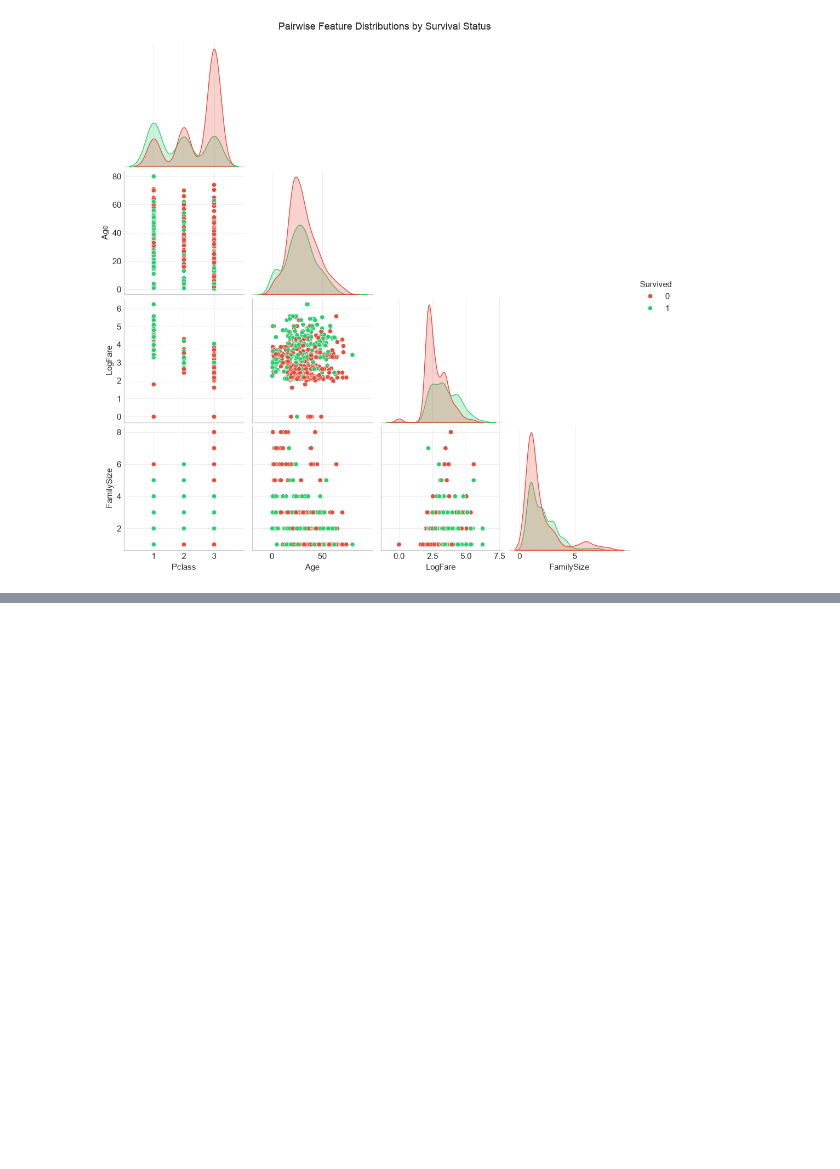
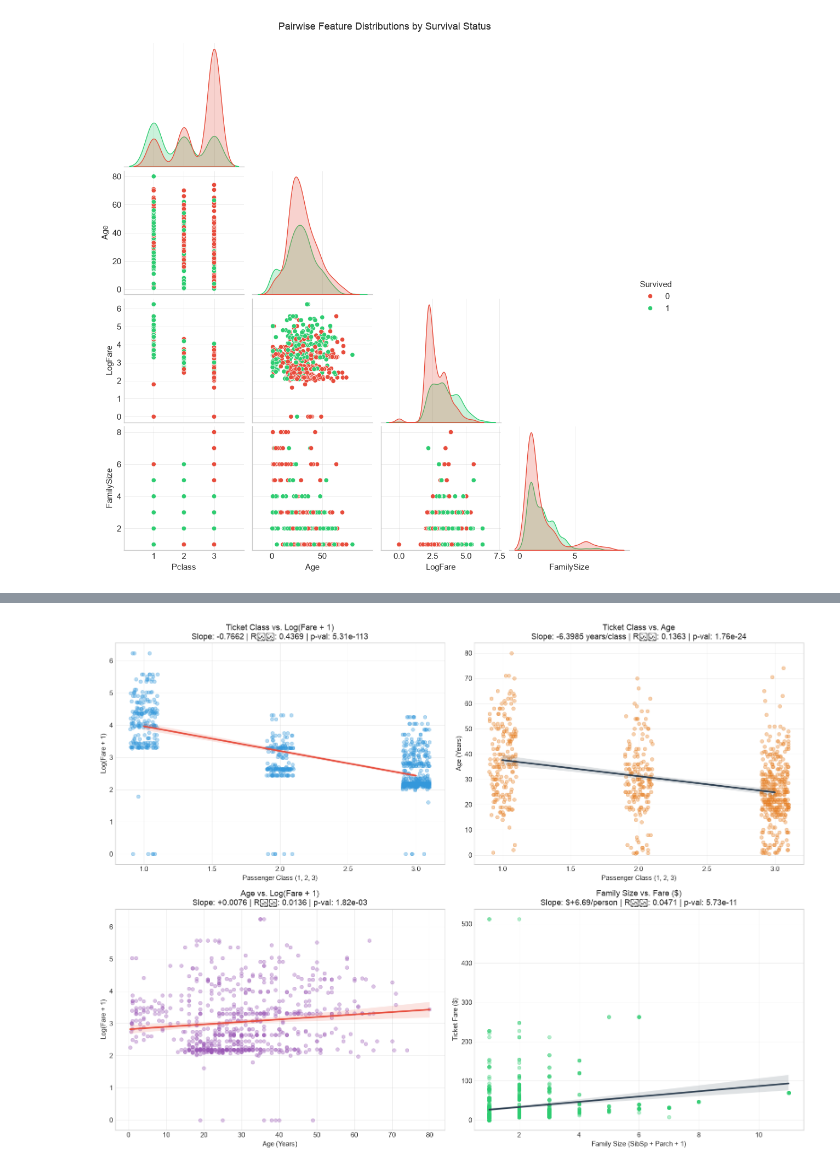
Before and after one commit to jaydenfung2/DataScience-GenAI-Submissions, a Jupyter notebook: Seminar3.ipynb, the cells around one changed output, grey strips where cells are left out. Saved outputs shown, nothing was run; the diff lists cells and outputs as text; code cells hidden in the pictures; blank space fills up the shorter version.

```diff
--- a/Seminar3.ipynb
+++ b/Seminar3.ipynb
@@ -425,0 +636,54 @@ In this section, we apply OLS regression models to investigate relationships:
+# %%
+# Visualise Linear Regression Relationships Between Predictor Variables
+fig, axes = plt.subplots(2, 2, figsize=(16, 12))
+
+# 1. LogFare vs Pclass
+sns.regplot(
+    x='Pclass', y='LogFare', data=df_feat, ax=axes[0, 0],
+    color='#3498db', scatter_kws={'alpha': 0.35, 's': 30},
+    line_kws={'color': '#e74c3c', 'linewidth': 2.5},
+    x_jitter=0.1
+)
+m1 = inter_models['LogFare ~ Pclass']
+axes[0, 0].set_title(f"Ticket Class vs. Log(Fare + 1)\nSlope: {m1.params['Pclass']:+.4f} | R﷿﷿: {m1.rsquared:.4f} | p-val: {m1.pvalues['Pclass']:.2e}")
+axes[0, 0].set_xlabel('Passenger Class (1, 2, 3)')
+axes[0, 0].set_ylabel('Log(Fare + 1)')
+
+# 2. Age vs Pclass
+sns.regplot(
+    x='Pclass', y='Age', data=df_feat, ax=axes[0, 1],
+    color='#e67e22', scatter_kws={'alpha': 0.35, 's': 30},
+    line_kws={'color': '#2c3e50', 'linewidth': 2.5},
+    x_jitter=0.1
+)
+m2 = inter_models['Age ~ Pclass']
+axes[0, 1].set_title(f"Ticket Class vs. Age\nSlope: {m2.params['Pclass']:+.4f} years/class | R﷿﷿: {m2.rsquared:.4f} | p-val: {m2.pvalues['Pclass']:.2e}")
+axes[0, 1].set_xlabel('Passenger Class (1, 2, 3)')
+axes[0, 1].set_ylabel('Age (Years)')
+
+# 3. LogFare vs Age
+sns.regplot(
+    x='Age', y='LogFare', data=df_feat, ax=axes[1, 0],
+    color='#9b59b6', scatter_kws={'alpha': 0.35, 's': 30},
+    line_kws={'color': '#e74c3c', 'linewidth': 2.5}
+)
+m3 = inter_models['LogFare ~ Age']
+axes[1, 0].set_title(f"Age vs. Log(Fare + 1)\nSlope: {m3.params['Age']:+.4f} | R﷿﷿: {m3.rsquared:.4f} | p-val: {m3.pvalues['Age']:.2e}")
+axes[1, 0].set_xlabel('Age (Years)')
+axes[1, 0].set_ylabel('Log(Fare + 1)')
+
+# 4. Fare vs FamilySize
+sns.regplot(
+    x='FamilySize', y='Fare', data=df_feat, ax=axes[1, 1],
+    color='#2ecc71', scatter_kws={'alpha': 0.35, 's': 30},
+    line_kws={'color': '#2c3e50', 'linewidth': 2.5}
+)
+m4 = inter_models['Fare ~ FamilySize']
+axes[1, 1].set_title(f"Family Size vs. Fare ($)\nSlope: ${m4.params['FamilySize']:+.2f}/person | R﷿﷿: {m4.rsquared:.4f} | p-val: {m4.pvalues['FamilySize']:.2e}")
+axes[1, 1].set_xlabel('Family Size (SibSp + Parch + 1)')
+axes[1, 1].set_ylabel('Ticket Fare ($)')
+
+plt.tight_layout()
+plt.show()
+# %% [output]
+[figure, added]
```
Also changed, not shown: parts of 37 cells of this notebook.
